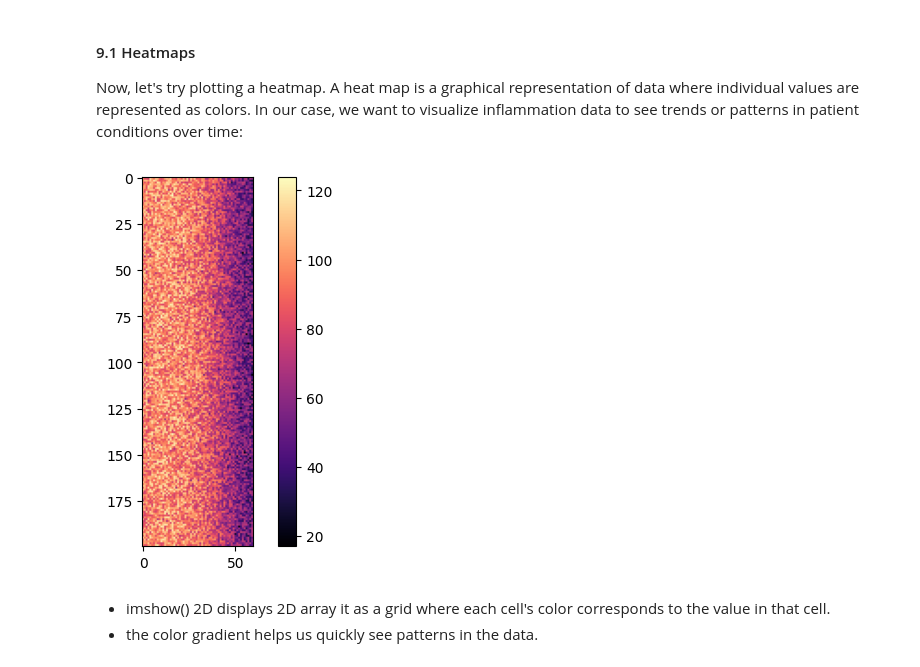
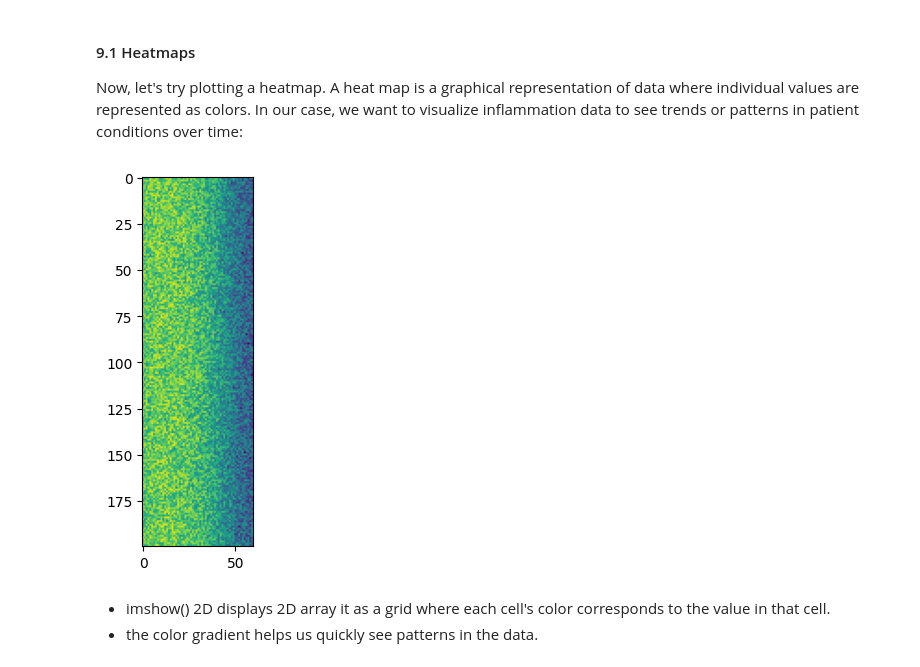
Before and after one commit to ssvassiliev/Intro2python, a Jupyter notebook: Python_Part1.ipynb, the cells around one changed output. Saved outputs shown, nothing was run; the diff lists cells and outputs as text; code cells hidden in the pictures.

```diff
--- a/Python_Part1.ipynb
+++ b/Python_Part1.ipynb
@@ -938,11 +932,10 @@ import matplotlib.pyplot as plt
 Now, let's try plotting a heatmap. A heat map is a graphical representation of data where individual values are represented as colors. In our case, we want to visualize inflammation data to see trends or patterns in patient conditions over time:
 # %%
 # Create a heat map using the data
-image = plt.imshow(data, cmap='magma')
-plt.colorbar(image)
+image = plt.imshow(data)
 plt.show()
 # %% [output]
-[figure, old version]
+[figure, new version]
 # %% [markdown]
 - imshow() 2D displays 2D array it as a grid where each cell's color corresponds to the value in that cell.
 - the color gradient helps us quickly see patterns in the data.
```
Also changed, not shown: parts of 42 cells of this notebook, 1 other file.
